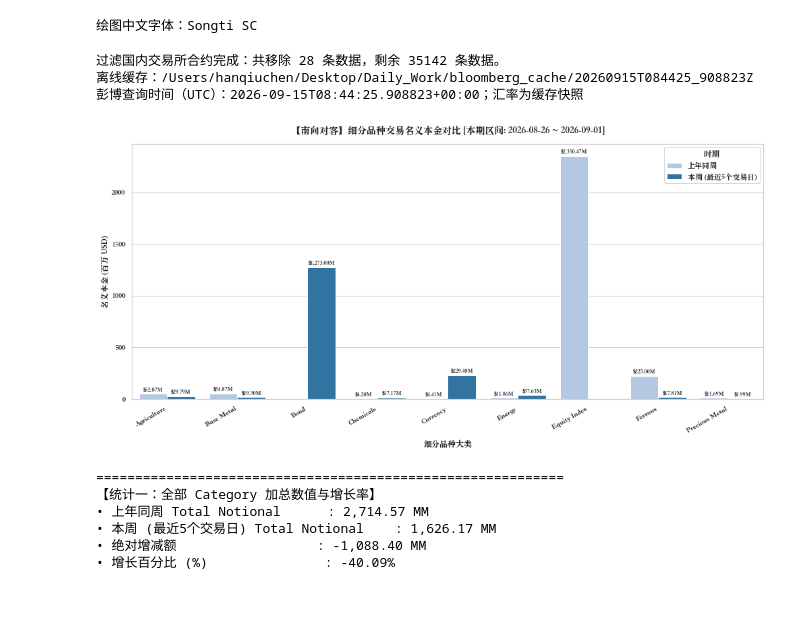
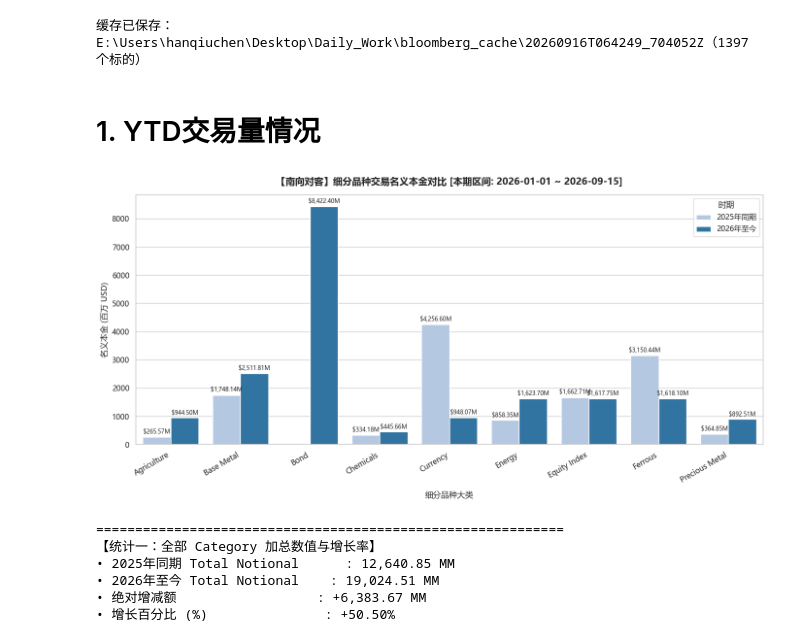
Before and after one commit to Mengting10/Daily_Work, a Jupyter notebook: weekly_review_yilian.ipynb, the cells around one changed output. Cells and saved outputs as stored; diff of their text form; code cells hidden in the pictures; blank space fills up the shorter version.

```diff
--- a/weekly_review_yilian.ipynb
+++ b/weekly_review_yilian.ipynb
@@ -43,13 +43,11 @@ sns.set_theme(style="whitegrid")
 plt.rcParams['font.family'] = 'sans-serif'
 plt.rcParams['font.sans-serif'] = [chinese_font, 'DejaVu Sans']
 plt.rcParams['axes.unicode_minus'] = False
-print(f"绘图中文字体：{chinese_font}")
+# print(f"绘图中文字体：{chinese_font}")
 # 数据来源配置：切换后重启内核并运行全部单元格。
-USE_BBG = False  # True：查询彭博并保存缓存；False：只读取缓存
+USE_BBG = True  # True：查询彭博并保存缓存；False：只读取缓存
 CACHE_ROOT = "bloomberg_cache"
 CACHE_DIR = None  # None：使用最新完整缓存；也可指定某个时间戳目录
-# %% [output]
-绘图中文字体：Songti SC
 # %%
 # ==========================================
 # 0. 过滤国内交易所合约 (如 pd2606.GFE, zn2507.SHFE)
@@ -178,7 +176,12 @@ def _contract_override(ticker):
     code = " ".join(ticker.upper().split())
     if not code:
         return info
-    if code == "HIK5 INDEX":
+    if code.startswith("HCT"):
+        info["Currency"] = "HKD"
+        info["Contract_Size"] = 50
+    if code.startswith("DM"):
+        info["Contract_Size"] = 5
+    if code == 'HIK5 INDEX':
         info["Currency"] = "HKD"
     currency_by_contract = {"BOK5": "USD", "ADM5": "AUD", "ECM5": "EUR"}
     currency = currency_by_contract.get(code.split()[0])
@@ -662,7 +665,7 @@ def calculate_growth(df, period_info):
 
     return pivot_df
 # %%
-file_path = "交易流水_20260902.xls"
+file_path = "交易流水_20260916.xls"
 
 try:
     df = pd.read_html(file_path)[0]
@@ -689,9 +692,7 @@ df = df.merge(bbg_df, left_on='bbg_ticker', right_index=True, how='left')
 # 5. 计算统一美元计价的名义本金
 df = calculate_notional(df)
 # %% [output]
-过滤国内交易所合约完成：共移除 28 条数据，剩余 35142 条数据。
-离线缓存：/Users/hanqiuchen/Desktop/Daily_Work/bloomberg_cache/20260915T084425_908823Z
-彭博查询时间（UTC）：2026-09-15T08:44:25.908823+00:00；汇率为缓存快照
+缓存已保存：E:\Users\hanqiuchen\Desktop\Daily_Work\bloomberg_cache\20260916T064249_704052Z（1397 个标的）
 # %%
 # 指定保存的文件中需要保留的 19 个列名
 target_columns = [
@@ -705,27 +706,29 @@ target_columns = [
 # 保障列存在性并按指定的顺序挑选列
 existing_cols = [col for col in target_columns if col in df.columns]
 df[existing_cols].to_excel("交易流水_统一美元名义本金.xlsx", index=False)
+# %% [markdown]
+# 1. YTD交易量情况
 # %%
 # 2. 调用通用周期对比函数 (此处演示周同比 mode='YoY_Week')
 #    你也可以更换 mode 参数：'YoY_Year' (年同比), 'BiWeekly' (双周环比)
-df_two_weeks_all, period_info = analyze_period_comparison(df, mode='YoY_Week', date_col='交易日期')
+df_two_weeks_all, period_info = analyze_period_comparison(df, mode='YoY_Year', date_col='交易日期')
 
 # 3. 筛选并导出南向对客与对冲的两周明细
 if not df_two_weeks_all.empty:
     df_filtered = df_two_weeks_all[
         df_two_weeks_all['簿记账户'].astype(str).str.contains('南向对客|南向对冲', na=False)
     ]
     df_filtered[existing_cols + ['Period']].to_excel("本周与上年同周交易明细_南向对客与对冲.xlsx", index=False)
 
     # 4. 独立调用绘图函数
     summary_df = plot_client_comparison(df_two_weeks_all, period_info)
     pivot_df = calculate_growth(summary_df, period_info)
 # %% [output]
-[figure, old version]
+[figure, new version]
 ============================================================
 【统计一：全部 Category 加总数值与增长率】
-• 上年同周 Total Notional      : 2,714.57 MM
-• 本周 (最近5个交易日) Total Notional    : 1,626.17 MM
-• 绝对增减额                  : -1,088.40 MM
-• 增长百分比 (%)               : -40.09%
+• 2025年同期 Total Notional      : 12,640.85 MM
+• 2026年至今 Total Notional    : 19,024.51 MM
+• 绝对增减额                  : +6,383.67 MM
+• 增长百分比 (%)               : +50.50%
 # %%
```
Also changed, not shown: parts of 11 cells of this notebook, 38 other files.
